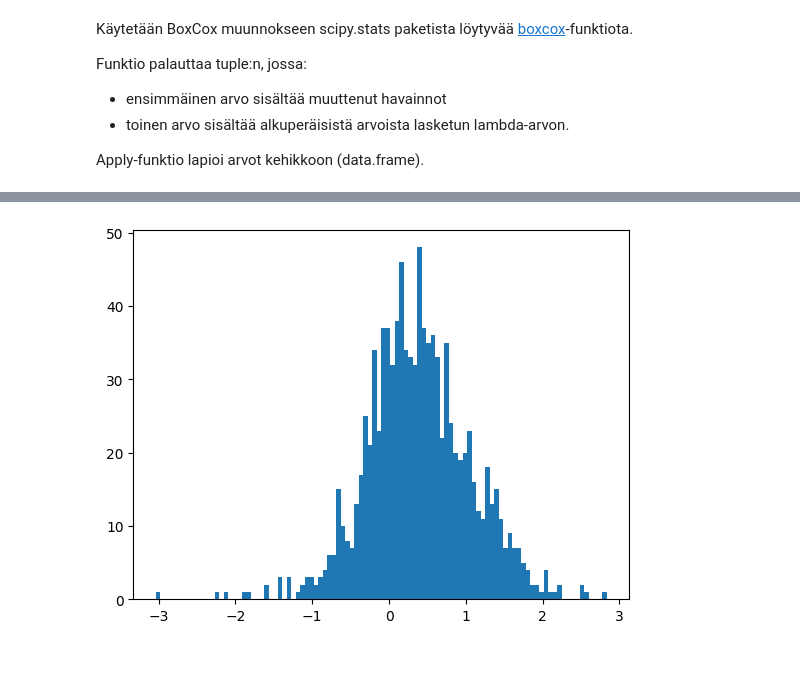
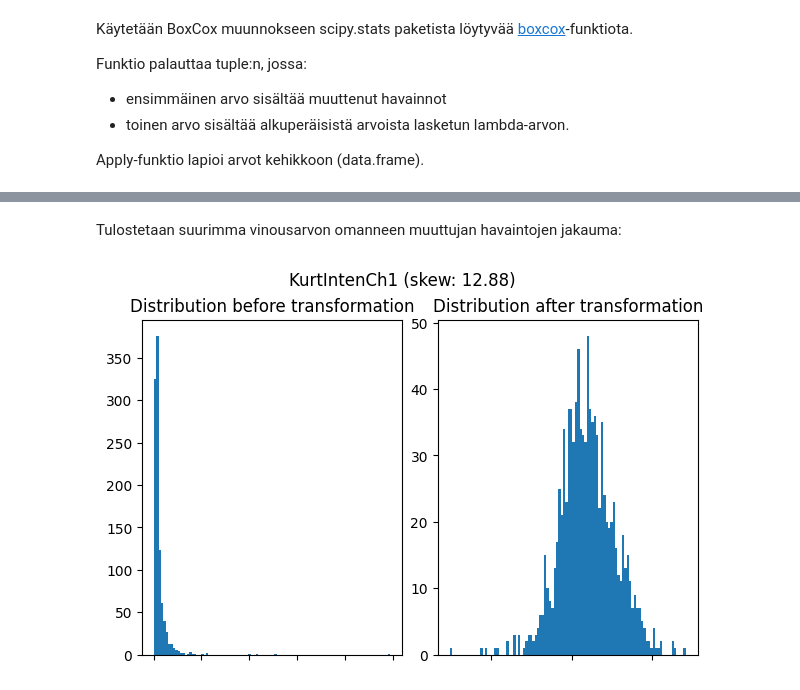
Before and after one commit to RaimoHaikari/data-analytiikka, a Jupyter notebook: applied-predictive-modelling/data-pre-processing.ipynb, the cells around one changed output, grey strips where cells are left out. Saved outputs shown, nothing was run; the diff lists cells and outputs as text; code cells hidden in the pictures; blank space fills up the shorter version.

```diff
--- a/applied-predictive-modelling/data-pre-processing.ipynb
+++ b/applied-predictive-modelling/data-pre-processing.ipynb
@@ -131,29 +154,22 @@ dfBoxCoxTF = segData.apply(lambda x: boxcox(x))
 # %%
-from scipy import stats
+def printBCTransformationHistograms(name, value):
 
-kwargs = dict(histtype='stepfilled', alpha=1.0, bins=100, density = False)
+    kwargs = dict(histtype='stepfilled', alpha=1.0, bins=100, density = False)
+
+    fig = plt.figure(constrained_layout=True, figsize=(6,4))
+    spec = plt.GridSpec(ncols=2, nrows=1, figure=fig)
+
+    ax1 = fig.add_subplot(spec[0, 0], xticklabels=[])
+    ax2 = fig.add_subplot(spec[0, 1], xticklabels=[])
 
 
-fig = plt.figure(constrained_layout=True, figsize=(15,6))
-spec = plt.GridSpec(ncols=4, nrows=1, figure=fig)
+    ax1.hist(segData[name].values, **kwargs)
+    ax1.set_title('Distribution before transformation')
 
-ax1 = fig.add_subplot(spec[0, 0], xticklabels=[])
-ax2 = fig.add_subplot(spec[0, 1], xticklabels=[])
-ax3 = fig.add_subplot(spec[0 ,2])
-ax4 = fig.add_subplot(spec[0, 3], xticklabels=[])
 
-x = segData['KurtIntenCh1'].values
+    # ax2.hist(dfBoxCoxTF.iloc[0,:][name], **kwargs)
+    ax2.hist(preProcessed[name].values, **kwargs)
+    ax2.set_title('Distribution after transformation')
 
-prob = stats.probplot(x, dist=stats.norm, plot=ax1)
-ax1.set_xlabel('')
-ax1.set_title('Probplot against normal distribution')
 
-ax2.hist(segData['KurtIntenCh1'].values, **kwargs);
-
-x = dfBoxCoxTF.iloc[0,:]['KurtIntenCh1']
-
-prob = stats.probplot(x, dist=stats.norm, plot=ax3)
-ax3.set_xlabel('')
-ax3.set_title('Probplot against normal distribution')
-
-ax4.hist(dfBoxCoxTF.iloc[0,:]['KurtIntenCh1'], **kwargs);
+    fig.suptitle(f'{name} (skew: {value:.2f})')
@@ -191,4 +176,8 @@ ax1.set_title('Probplot against normal distribution')
-# %%
-plt.hist(dfBoxCoxTF.iloc[0,:]['KurtIntenCh1'], **kwargs);
-# %% [output]
-[figure, removed]
+# %% [markdown]
+Tulostetaan suurimma vinousarvon omanneen muuttujan havaintojen jakauma:
+# %%
+_name = list(skewValues.nlargest(1).index)[0]
+_value = skewValues.nlargest(1).values[0]
+printBCTransformationHistograms(_name, _value)
+# %% [output]
+[figure, added]
```
Also changed, not shown: parts of 14 cells of this notebook.
